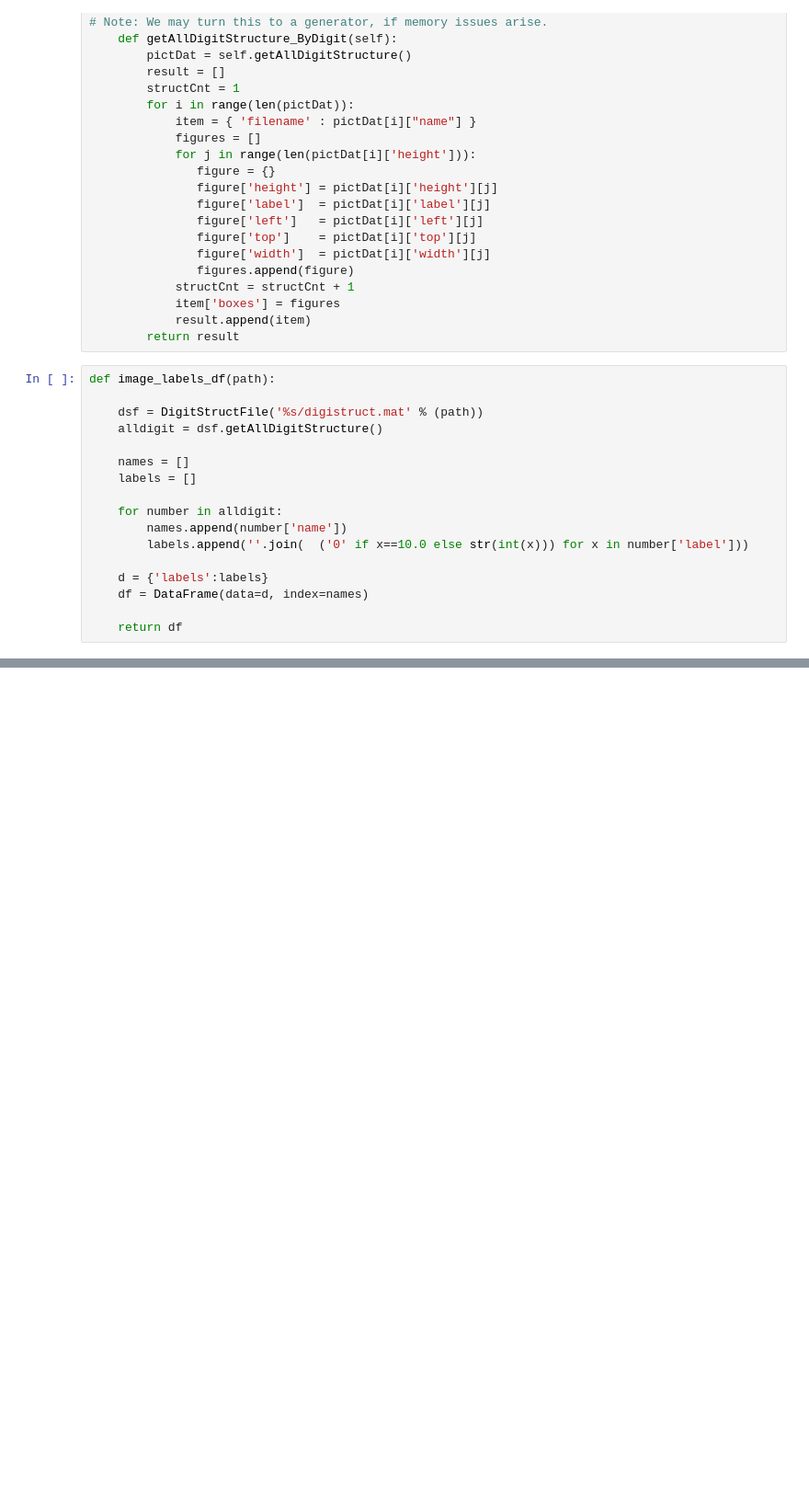
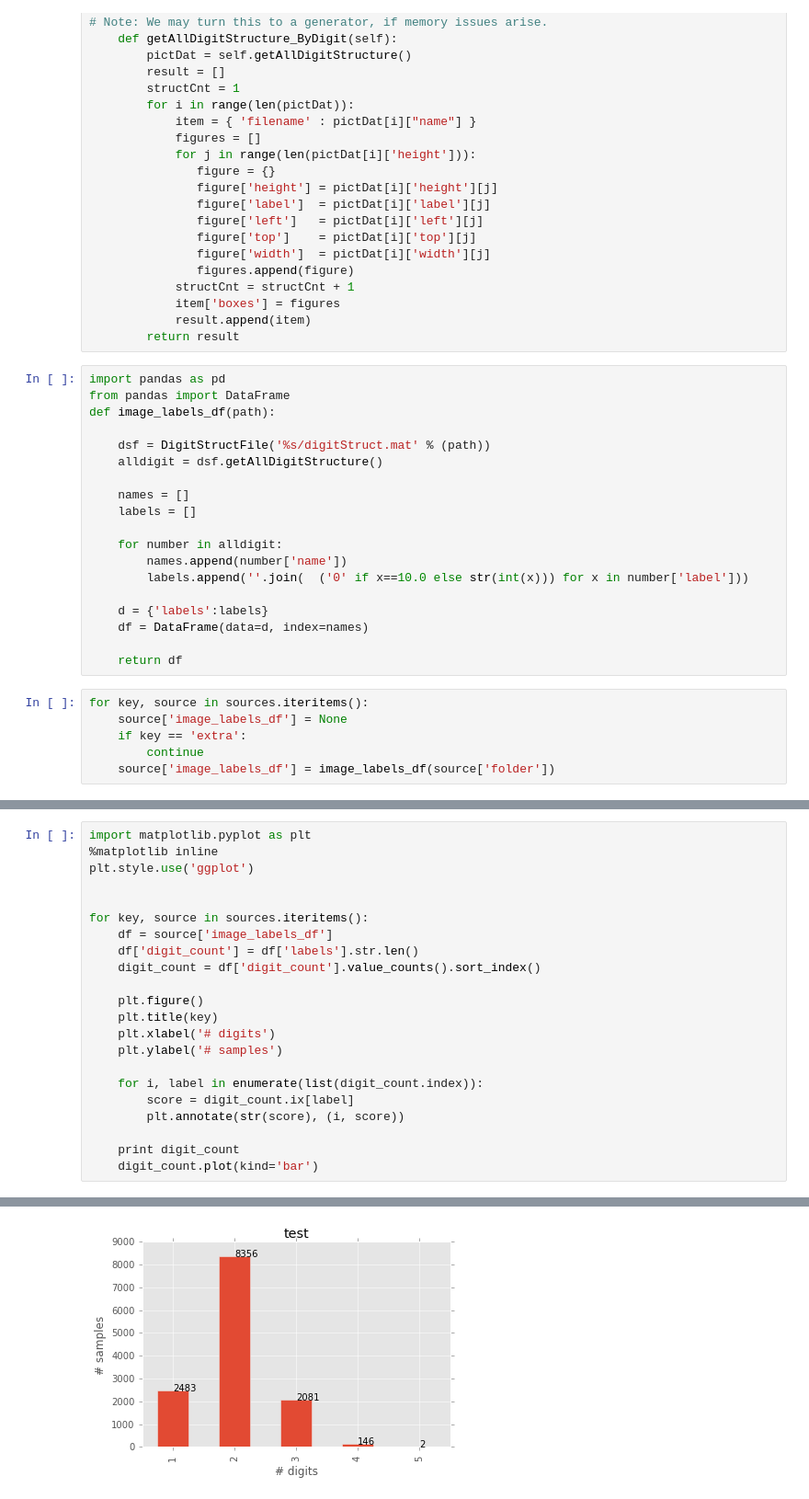
Before and after one commit to diegoalejogm/udacity-ml-nanodegree, a Jupyter notebook: projects/capstone/data_exploration.ipynb, the cells around one changed output, grey strips where cells are left out. Shown: that part at 92% size. Cells and saved outputs as stored; diff of their text form; blank space fills up the shorter version.

```diff
--- a/projects/capstone/data_exploration.ipynb
+++ b/projects/capstone/data_exploration.ipynb
@@ -242,9 +233,11 @@ class DigitStructFile:
             result.append(item)
         return result
 # %%
+import pandas as pd
+from pandas import DataFrame
 def image_labels_df(path):
 
-    dsf = DigitStructFile('%s/digistruct.mat' % (path))
+    dsf = DigitStructFile('%s/digitStruct.mat' % (path))
     alldigit = dsf.getAllDigitStructure()
 
     names = []
@@ -258,3 +251,9 @@ def image_labels_df(path):
     df = DataFrame(data=d, index=names)
 
     return df
+# %%
+for key, source in sources.iteritems():
+    source['image_labels_df'] = None
+    if key == 'extra':
+        continue
+    source['image_labels_df'] = image_labels_df(source['folder'])
@@ -260,0 +262,23 @@ def image_labels_df(path):
+# %%
+import matplotlib.pyplot as plt
+%matplotlib inline
+plt.style.use('ggplot')
+
+
+for key, source in sources.iteritems():
+    df = source['image_labels_df']
+    df['digit_count'] = df['labels'].str.len()
+    digit_count = df['digit_count'].value_counts().sort_index()
+
+    plt.figure()
+    plt.title(key)
+    plt.xlabel('# digits')
+    plt.ylabel('# samples')
+
+    for i, label in enumerate(list(digit_count.index)):
+        score = digit_count.ix[label]
+        plt.annotate(str(score), (i, score))
+
+    print digit_count
+    digit_count.plot(kind='bar')
+# %% [output]
@@ -260,0 +298 @@ def image_labels_df(path):
+[figure, added]
```
Also changed, not shown: parts of 12 cells of this notebook.
